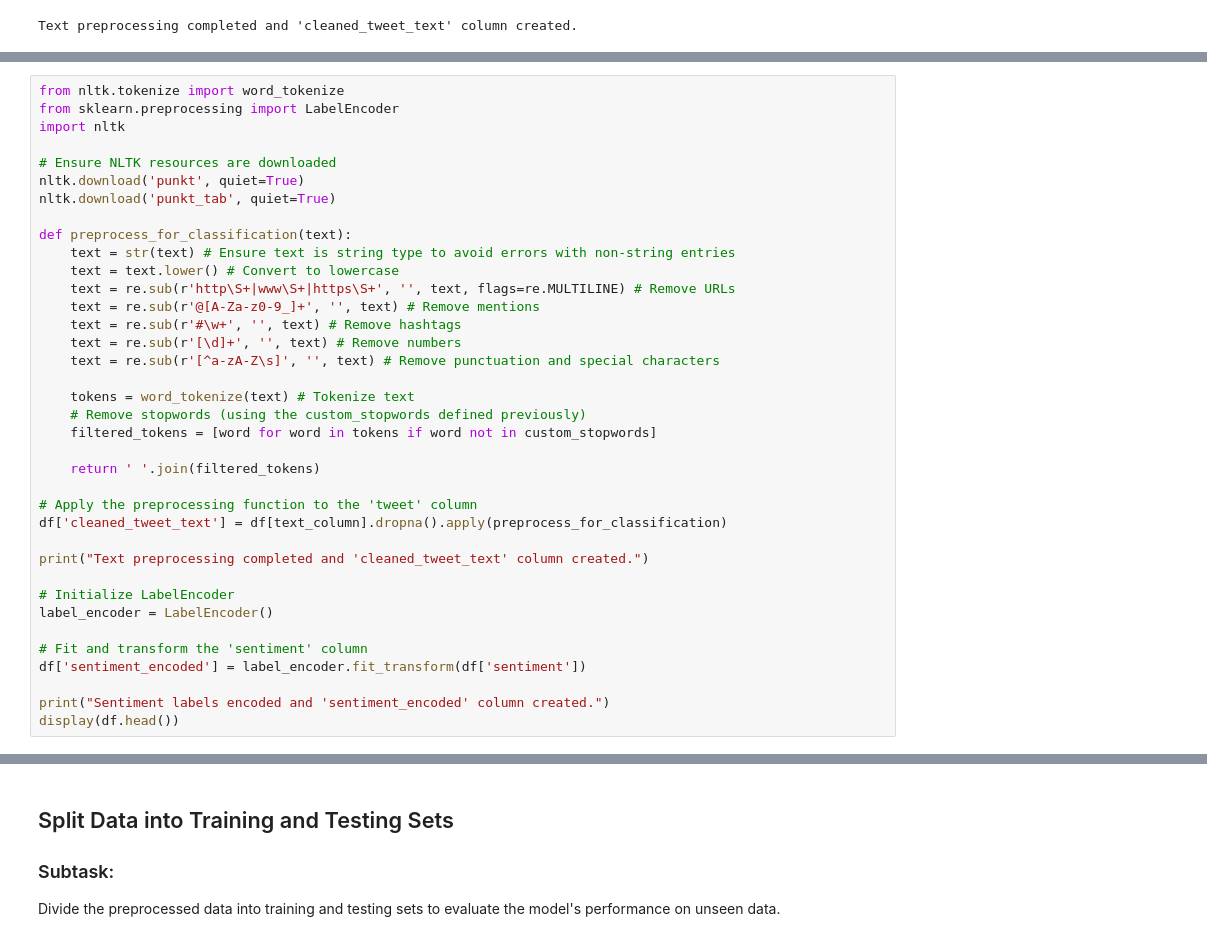
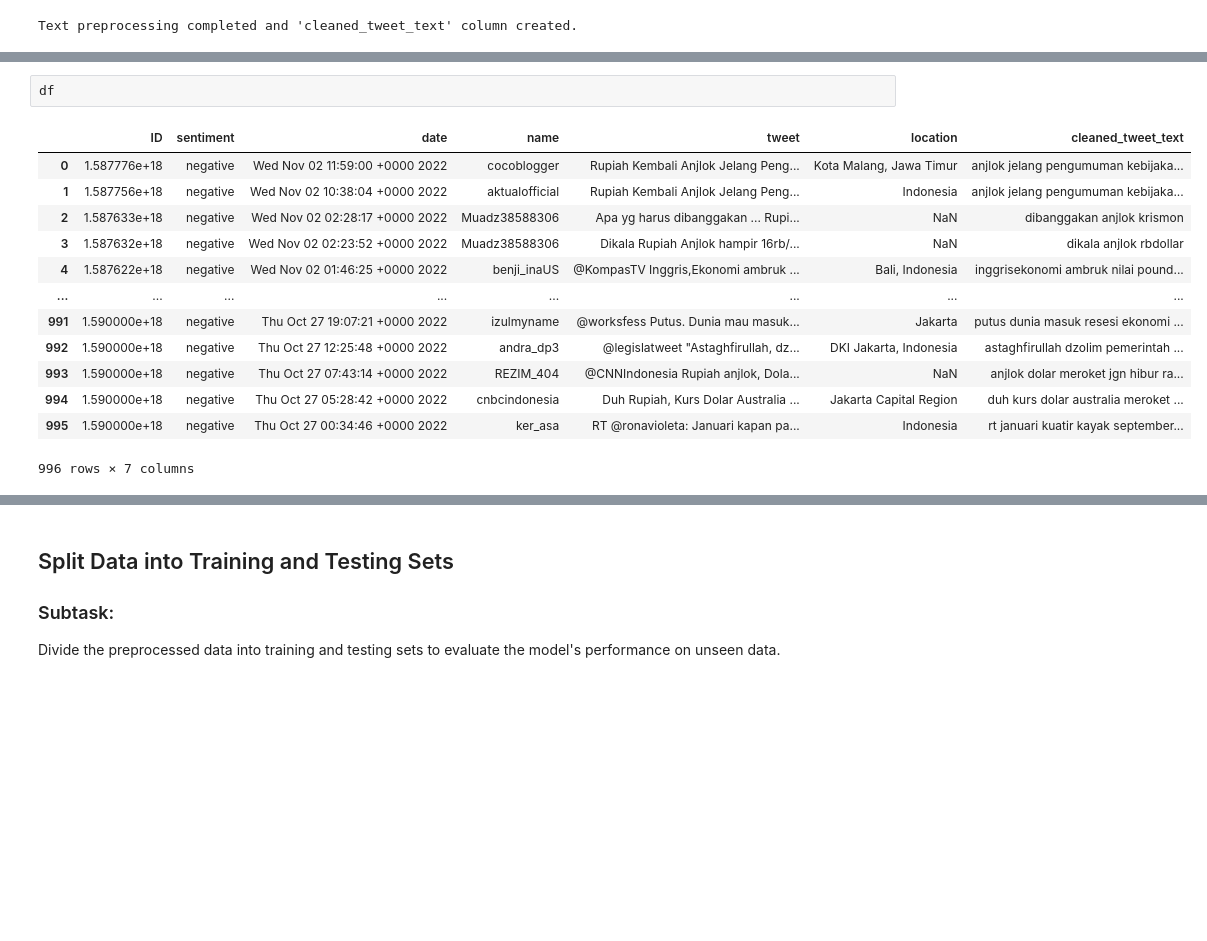
Before and after one commit to indrap23/PJJDA, a Jupyter notebook: latihan_Text_mining.ipynb, the cells around one changed output, grey strips where cells are left out. Drawn from its saved outputs; the diff is of its cells as text; blank space fills up the shorter version.

```diff
--- a/latihan_Text_mining.ipynb
+++ b/latihan_Text_mining.ipynb
@@ -186,37 +120,0 @@ The previous cell failed because the `punkt_tab` NLTK resource was still not fou
-# %%
-from nltk.tokenize import word_tokenize
-from sklearn.preprocessing import LabelEncoder
-import nltk
-
-# Ensure NLTK resources are downloaded
-nltk.download('punkt', quiet=True)
-nltk.download('punkt_tab', quiet=True)
-
-def preprocess_for_classification(text):
-    text = str(text) # Ensure text is string type to avoid errors with non-string entries
-    text = text.lower() # Convert to lowercase
-    text = re.sub(r'http\S+|www\S+|https\S+', '', text, flags=re.MULTILINE) # Remove URLs
-    text = re.sub(r'@[A-Za-z0-9_]+', '', text) # Remove mentions
-    text = re.sub(r'#\w+', '', text) # Remove hashtags
-    text = re.sub(r'[\d]+', '', text) # Remove numbers
-    text = re.sub(r'[^a-zA-Z\s]', '', text) # Remove punctuation and special characters
-
-    tokens = word_tokenize(text) # Tokenize text
-    # Remove stopwords (using the custom_stopwords defined previously)
-    filtered_tokens = [word for word in tokens if word not in custom_stopwords]
-
-    return ' '.join(filtered_tokens)
-
-# Apply the preprocessing function to the 'tweet' column
-df['cleaned_tweet_text'] = df[text_column].dropna().apply(preprocess_for_classification)
-
-print("Text preprocessing completed and 'cleaned_tweet_text' column created.")
-
-# Initialize LabelEncoder
-label_encoder = LabelEncoder()
-
-# Fit and transform the 'sentiment' column
-df['sentiment_encoded'] = label_encoder.fit_transform(df['sentiment'])
-
-print("Sentiment labels encoded and 'sentiment_encoded' column created.")
-display(df.head())
@@ -231,0 +121,16 @@ Sentiment labels encoded and 'sentiment_encoded' column created.
+# %%
+df
+# %% [output]
+|  | ID | sentiment | date | name | tweet | location | cleaned_tweet_text |
+| 0 | 1.587776e+18 | negative | Wed Nov 02 11:59:00 +0000 2022 | cocoblogger | Rupiah Kembali Anjlok Jelang Peng... | Kota Malang, Jawa Timur | anjlok jelang pengumuman kebijaka... |
+| 1 | 1.587756e+18 | negative | Wed Nov 02 10:38:04 +0000 2022 | aktualofficial | Rupiah Kembali Anjlok Jelang Peng... | Indonesia | anjlok jelang pengumuman kebijaka... |
+| 2 | 1.587633e+18 | negative | Wed Nov 02 02:28:17 +0000 2022 | Muadz38588306 | Apa yg harus dibanggakan ... Rupi... | NaN | dibanggakan anjlok krismon |
+| 3 | 1.587632e+18 | negative | Wed Nov 02 02:23:52 +0000 2022 | Muadz38588306 | Dikala Rupiah Anjlok hampir 16rb/... | NaN | dikala anjlok rbdollar |
+| 4 | 1.587622e+18 | negative | Wed Nov 02 01:46:25 +0000 2022 | benji_inaUS | @KompasTV Inggris,Ekonomi ambruk ... | Bali, Indonesia | inggrisekonomi ambruk nilai pound... |
+| ... | ... | ... | ... | ... | ... | ... | ... |
+| 991 | 1.590000e+18 | negative | Thu Oct 27 19:07:21 +0000 2022 | izulmyname | @worksfess Putus. Dunia mau masuk... | Jakarta | putus dunia masuk resesi ekonomi ... |
+| 992 | 1.590000e+18 | negative | Thu Oct 27 12:25:48 +0000 2022 | andra_dp3 | @legislatweet "Astaghfirullah, dz... | DKI Jakarta, Indonesia | astaghfirullah dzolim pemerintah ... |
+| 993 | 1.590000e+18 | negative | Thu Oct 27 07:43:14 +0000 2022 | REZIM_404 | @CNNIndonesia Rupiah anjlok, Dola... | NaN | anjlok dolar meroket jgn hibur ra... |
+| 994 | 1.590000e+18 | negative | Thu Oct 27 05:28:42 +0000 2022 | cnbcindonesia | Duh Rupiah, Kurs Dolar Australia ... | Jakarta Capital Region | duh kurs dolar australia meroket ... |
+| 995 | 1.590000e+18 | negative | Thu Oct 27 00:34:46 +0000 2022 | ker_asa | RT @ronavioleta: Januari kapan pa... | Indonesia | rt januari kuatir kayak september... |
+996 rows × 7 columns
```
Also changed, not shown: parts of 22 cells of this notebook.
